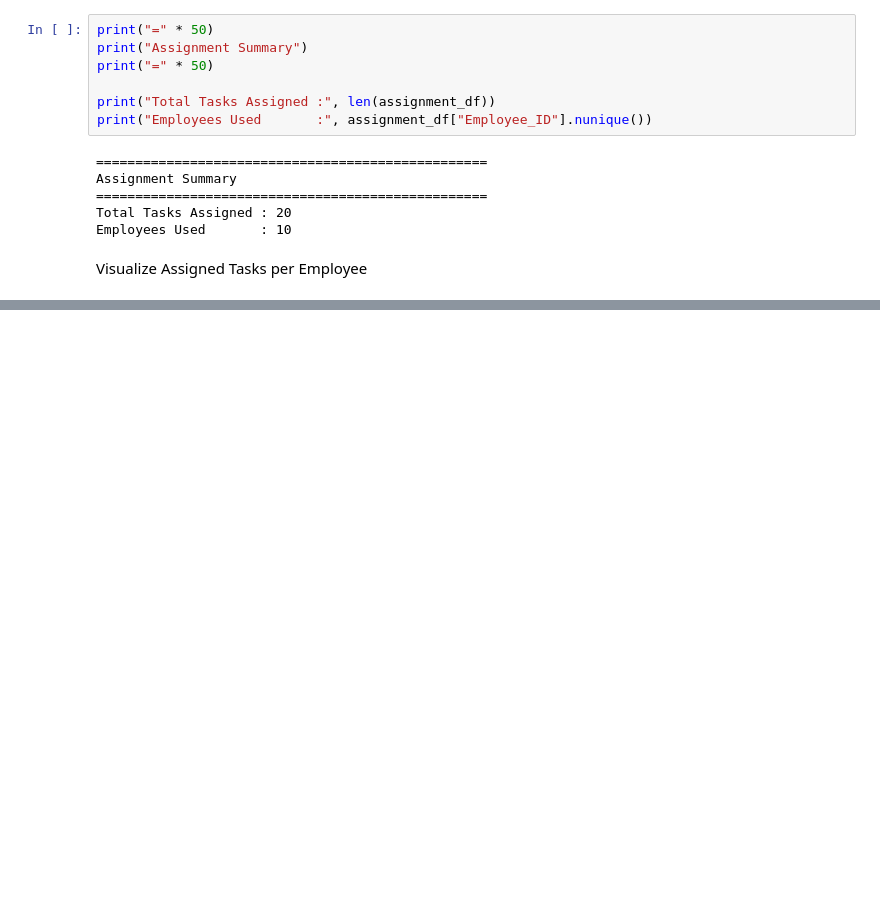
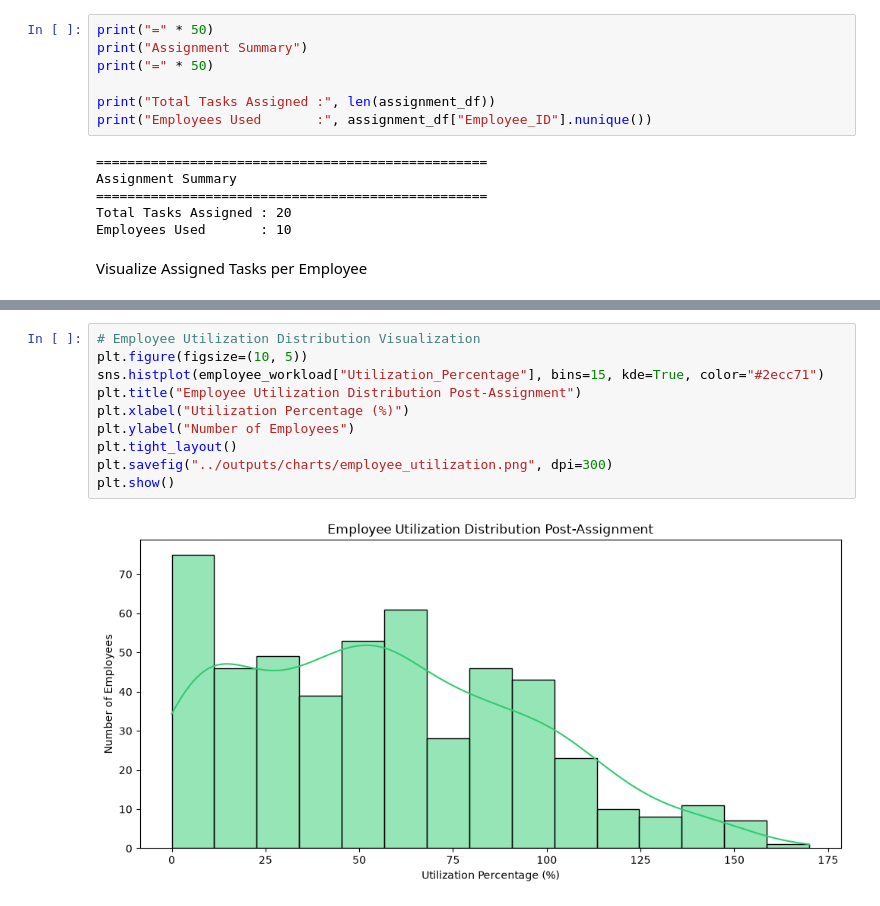
Before and after one commit to Guna-Jagathesan/AI-Powered-Task-Management-System, a Jupyter notebook: notebooks/09_Intelligent_Workload_Balancing.ipynb, the cells around one changed output, grey strips where cells are left out. Drawn from its saved outputs; the diff is of its cells as text; blank space fills up the shorter version.

```diff
--- a/notebooks/09_Intelligent_Workload_Balancing.ipynb
+++ b/notebooks/09_Intelligent_Workload_Balancing.ipynb
@@ -721,0 +744,12 @@ plt.show()
+# %%
+# Employee Utilization Distribution Visualization
+plt.figure(figsize=(10, 5))
+sns.histplot(employee_workload["Utilization_Percentage"], bins=15, kde=True, color="#2ecc71")
+plt.title("Employee Utilization Distribution Post-Assignment")
+plt.xlabel("Utilization Percentage (%)")
+plt.ylabel("Number of Employees")
+plt.tight_layout()
+plt.savefig("../outputs/charts/employee_utilization.png", dpi=300)
+plt.show()
+# %% [output]
+[figure, added]
```
Also changed, not shown: parts of 14 cells of this notebook, 6 other files.
